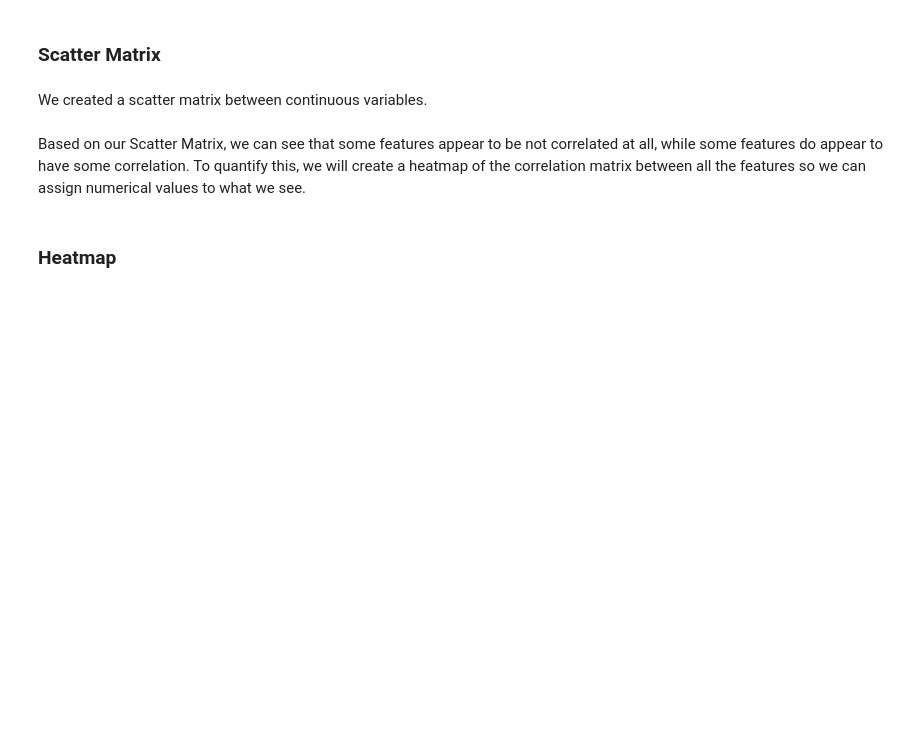
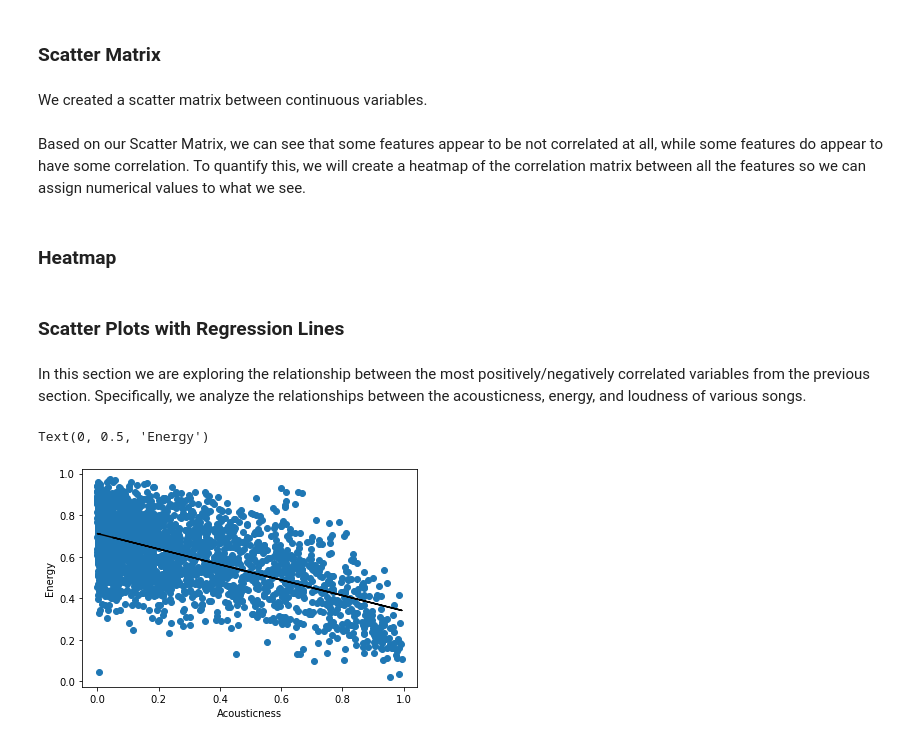
Before and after one commit to natdosan/Spotify-Unsupervised-Learning, a Jupyter notebook: src/EDACheckpointGroup_Sp23_The_group_chat.ipynb, the cells around one changed output. Cells and saved outputs as stored; diff of their text form; code cells hidden in the pictures; blank space fills up the shorter version.

Commit message:
scatterplots and regression line

```diff
--- a/src/EDACheckpointGroup_Sp23_The_group_chat.ipynb
+++ b/src/EDACheckpointGroup_Sp23_The_group_chat.ipynb
@@ -150,3 +168,17 @@ heatmap.update_layout(title_text='Correlation Heatmap of Audio Features',
 
 # Display the heatmap
 heatmap.show()
+# %% [markdown]
+### Scatter Plots with Regression Lines
+# %% [markdown]
+In this section we are exploring the relationship between the most positively/negatively correlated variables from the previous section. Specifically, we analyze the relationships between the acousticness, energy, and loudness of various songs.
+# %%
+cont = charts.drop(columns=['key', 'mode', 'duration_min', 'track_name', 'artist_names', 'tempo_name'])
+plt.plot(cont['acousticness'], cont['energy'], 'o')
+m, b = np.polyfit(cont['acousticness'], cont['energy'], 1)
+plt.plot(cont['acousticness'], m*cont['acousticness']+b, color = 'black')
+plt.xlabel('Acousticness')
+plt.ylabel('Energy')
+# %% [output]
+Text(0, 0.5, 'Energy')
+[figure, added]
```
Also changed, not shown: parts of 7 cells of this notebook.
